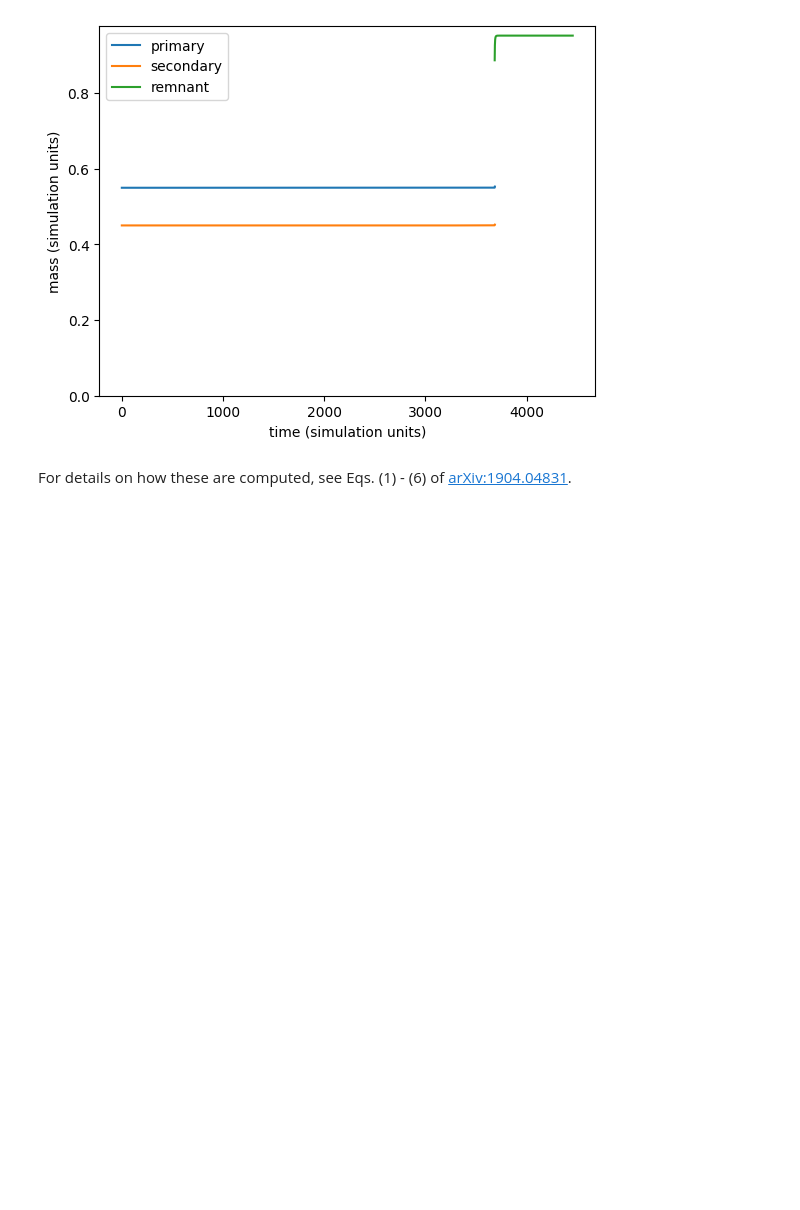
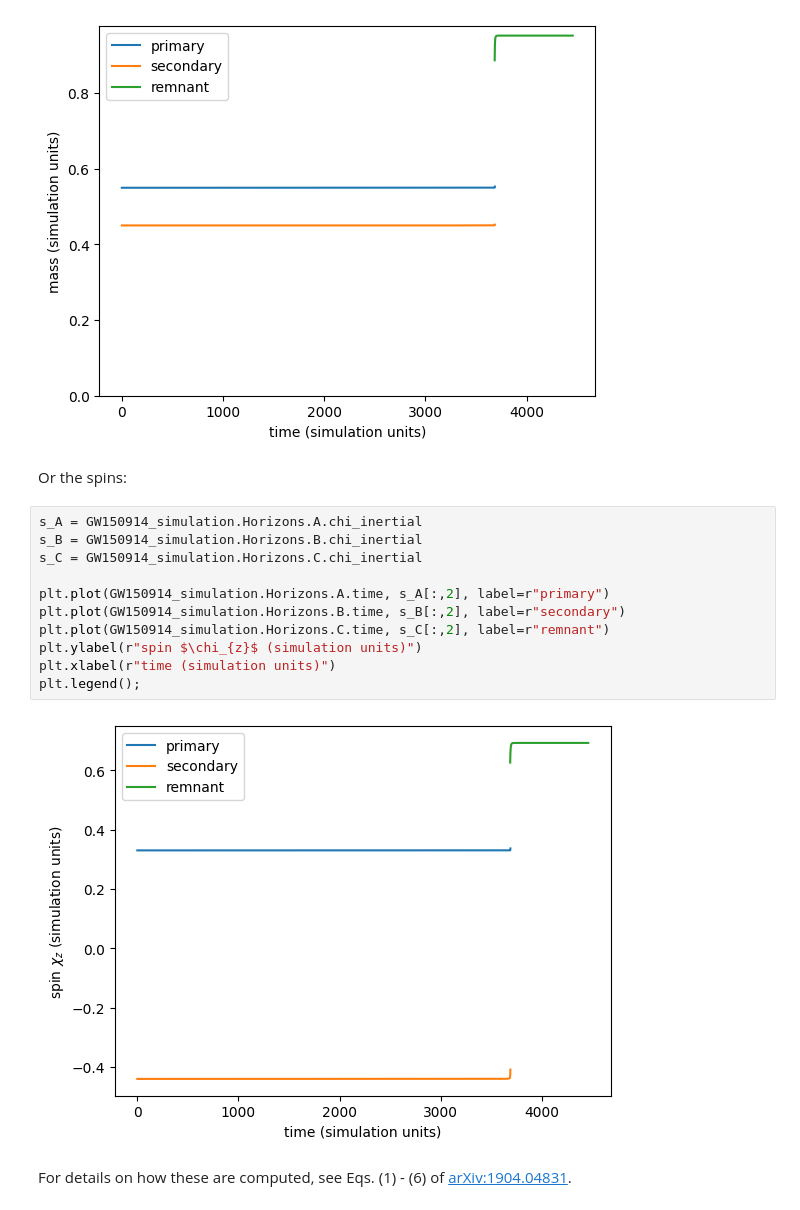
Before and after one commit to keefemitman/SXSAndSurrogates, a Jupyter notebook: Tutorial.ipynb, the cells around one changed output. Saved outputs shown, nothing was run; the diff lists cells and outputs as text; blank space fills up the shorter version.

```diff
--- a/Tutorial.ipynb
+++ b/Tutorial.ipynb
@@ -294,6 +296,21 @@ plt.ylim(bottom=0.0)
 plt.legend();
 # %% [output]
 [figure]
+# %% [markdown]
+Or the spins:
+# %%
+s_A = GW150914_simulation.Horizons.A.chi_inertial
+s_B = GW150914_simulation.Horizons.B.chi_inertial
+s_C = GW150914_simulation.Horizons.C.chi_inertial
+
+plt.plot(GW150914_simulation.Horizons.A.time, s_A[:,2], label=r"primary")
+plt.plot(GW150914_simulation.Horizons.B.time, s_B[:,2], label=r"secondary")
+plt.plot(GW150914_simulation.Horizons.C.time, s_C[:,2], label=r"remnant")
+plt.ylabel(r"spin $\chi_{z}$ (simulation units)")
+plt.xlabel(r"time (simulation units)")
+plt.legend();
+# %% [output]
+[figure, added]
 # %% [markdown]
 For details on how these are computed, see Eqs. (1) - (6) of [arXiv:1904.04831](https://arxiv.org/pdf/1904.04831).
 # %% [markdown]
```
Also changed, not shown: parts of 8 cells of this notebook.
